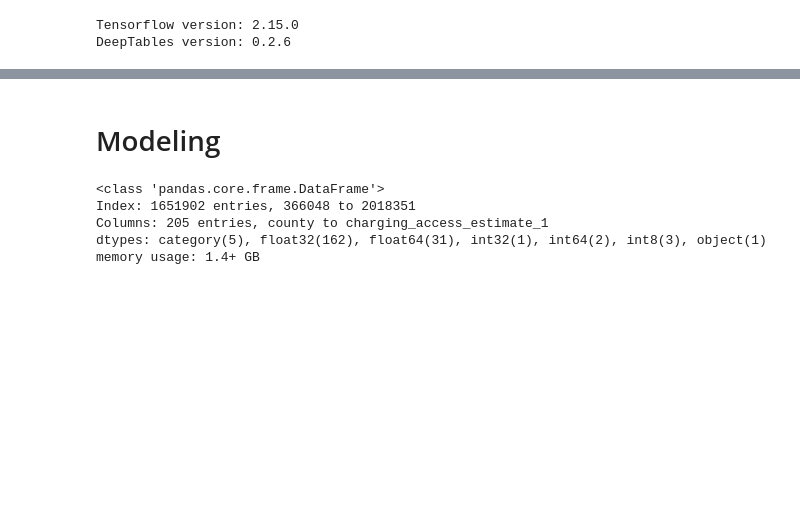
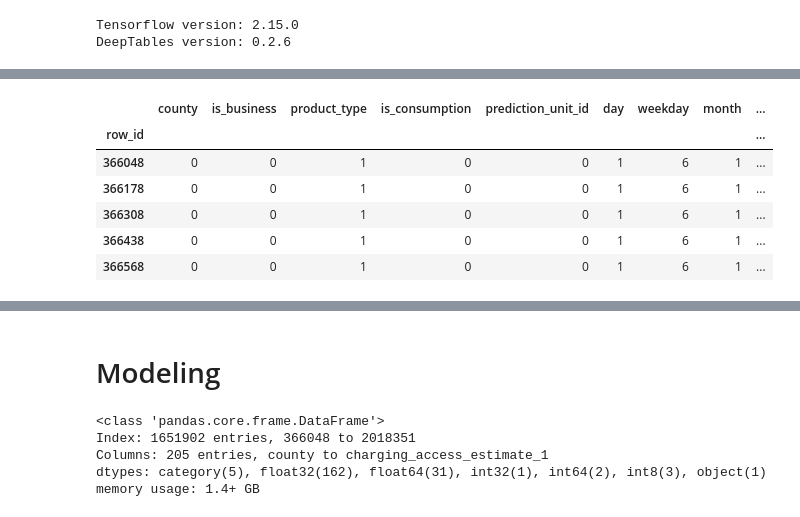
Before and after one commit to yelim421/Kaggle2024_Enefit, a Jupyter notebook: training.ipynb, the cells around one changed output, grey strips where cells are left out. Drawn from its saved outputs; the diff is of its cells as text; code cells hidden in the pictures; blank space fills up the shorter version.

Commit message:
juwon submit

```diff
--- a/training.ipynb
+++ b/training.ipynb
@@ -430,6 +526,10 @@ class FeaturesGenerator:
             12 * 24,
             13 * 24,
             14 * 24,
+            6,      ###
+            12,     ###
+            84,     ###
+            3096,   ### add juwon
         ]:
             df_features = df_features.join(
                 df_target.with_columns(
@@ -666,0 +758,10 @@ AttributeError: 'DataFrame' object has no attribute 'df_data'
+# %%
+train_dataset.head()
+# %% [output]
+|  | county | is_business | product_type | is_consumption | prediction_unit_id | day | weekday | month | ... |
+| row_id |  |  |  |  |  |  |  |  | ... |
+| 366048 | 0 | 0 | 1 | 0 | 0 | 1 | 6 | 1 | ... |
+| 366178 | 0 | 0 | 1 | 0 | 0 | 1 | 6 | 1 | ... |
+| 366308 | 0 | 0 | 1 | 0 | 0 | 1 | 6 | 1 | ... |
+| 366438 | 0 | 0 | 1 | 0 | 0 | 1 | 6 | 1 | ... |
+| 366568 | 0 | 0 | 1 | 0 | 0 | 1 | 6 | 1 | ... |
```
Also changed, not shown: parts of 7 cells of this notebook.
